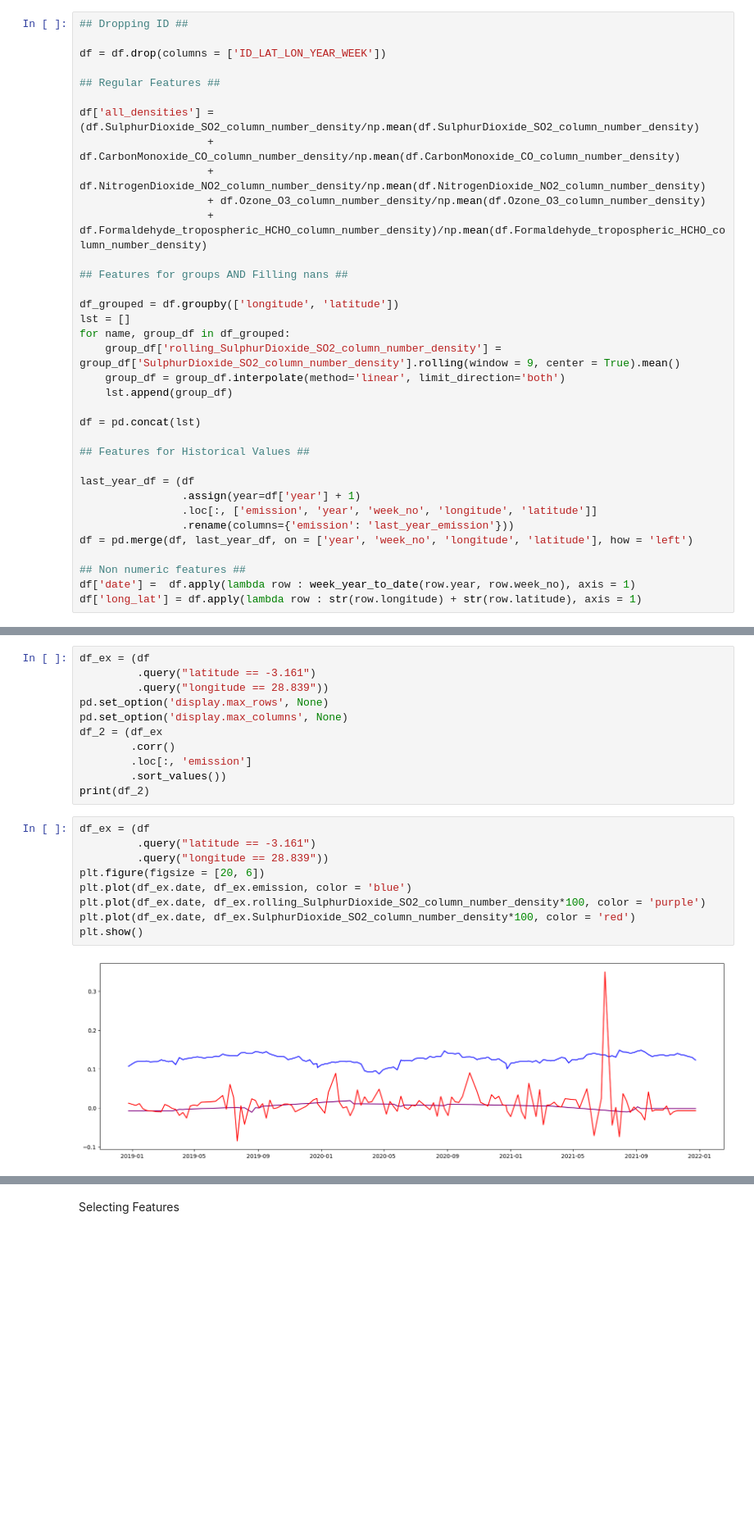
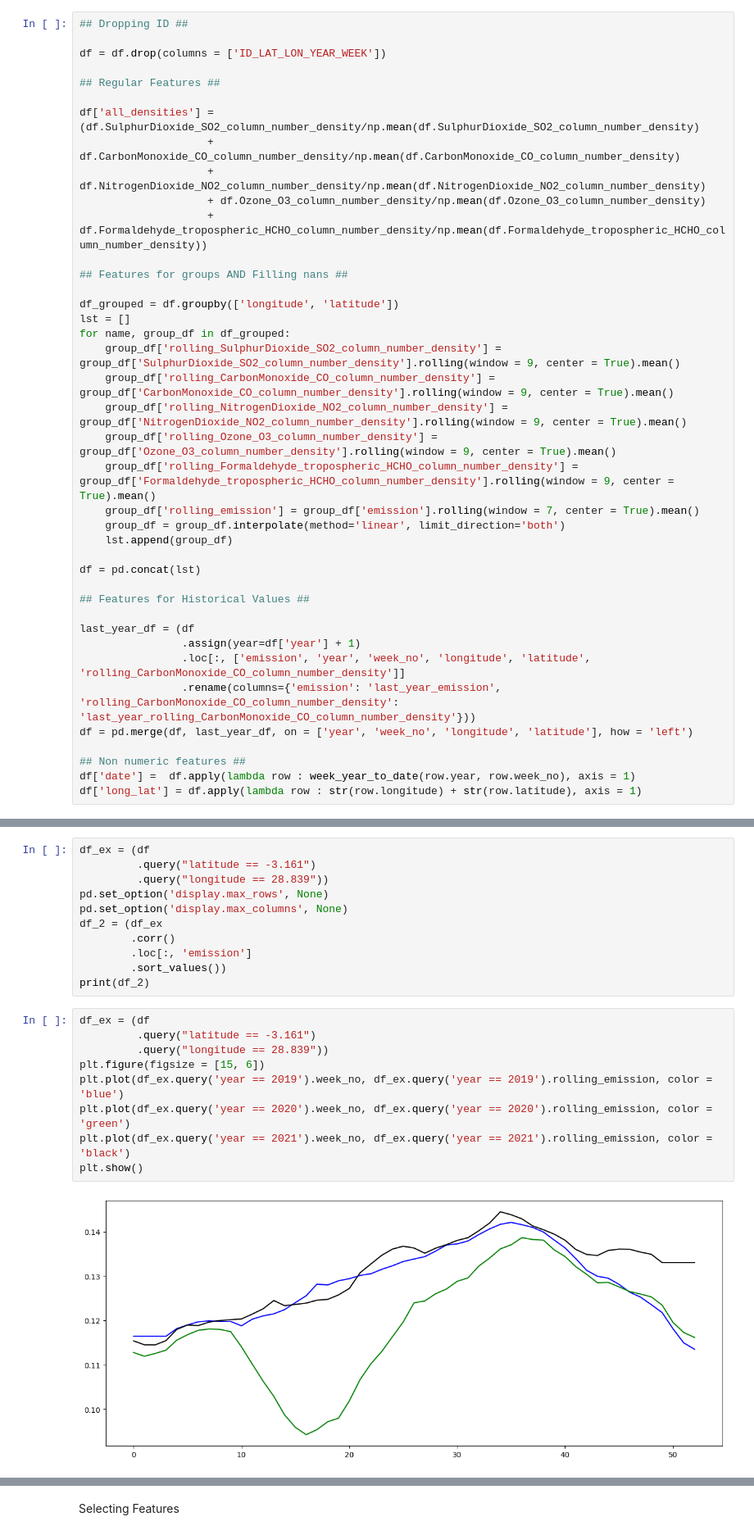
Before and after one commit to Hawkety77/RwandaCarbonEmissions, a Jupyter notebook: main.ipynb, the cells around one changed output, grey strips where cells are left out. Shown at 82% size. Saved outputs shown, nothing was run; the diff lists cells and outputs as text; blank space fills up the shorter version.

```diff
--- a/main.ipynb
+++ b/main.ipynb
@@ -52,7 +30,7 @@ df['all_densities'] = (df.SulphurDioxide_SO2_column_number_density/np.mean(df.Su
                     + df.CarbonMonoxide_CO_column_number_density/np.mean(df.CarbonMonoxide_CO_column_number_density)
                     + df.NitrogenDioxide_NO2_column_number_density/np.mean(df.NitrogenDioxide_NO2_column_number_density)
                     + df.Ozone_O3_column_number_density/np.mean(df.Ozone_O3_column_number_density)
-                    + df.Formaldehyde_tropospheric_HCHO_column_number_density)/np.mean(df.Formaldehyde_tropospheric_HCHO_column_number_density)
+                    + df.Formaldehyde_tropospheric_HCHO_column_number_density/np.mean(df.Formaldehyde_tropospheric_HCHO_column_number_density))
 
 ## Features for groups AND Filling nans ##
 
@@ -60,6 +38,11 @@ df_grouped = df.groupby(['longitude', 'latitude'])
 lst = []
 for name, group_df in df_grouped:
     group_df['rolling_SulphurDioxide_SO2_column_number_density'] = group_df['SulphurDioxide_SO2_column_number_density'].rolling(window = 9, center = True).mean()
+    group_df['rolling_CarbonMonoxide_CO_column_number_density'] = group_df['CarbonMonoxide_CO_column_number_density'].rolling(window = 9, center = True).mean()
+    group_df['rolling_NitrogenDioxide_NO2_column_number_density'] = group_df['NitrogenDioxide_NO2_column_number_density'].rolling(window = 9, center = True).mean()
+    group_df['rolling_Ozone_O3_column_number_density'] = group_df['Ozone_O3_column_number_density'].rolling(window = 9, center = True).mean()
+    group_df['rolling_Formaldehyde_tropospheric_HCHO_column_number_density'] = group_df['Formaldehyde_tropospheric_HCHO_column_number_density'].rolling(window = 9, center = True).mean()
+    group_df['rolling_emission'] = group_df['emission'].rolling(window = 7, center = True).mean()
     group_df = group_df.interpolate(method='linear', limit_direction='both')
     lst.append(group_df)
 
@@ -69,8 +52,8 @@ df = pd.concat(lst)
 
 last_year_df = (df
                 .assign(year=df['year'] + 1)
-                .loc[:, ['emission', 'year', 'week_no', 'longitude', 'latitude']]
-                .rename(columns={'emission': 'last_year_emission'}))
+                .loc[:, ['emission', 'year', 'week_no', 'longitude', 'latitude', 'rolling_CarbonMonoxide_CO_column_number_density']]
+                .rename(columns={'emission': 'last_year_emission', 'rolling_CarbonMonoxide_CO_column_number_density': 'last_year_rolling_CarbonMonoxide_CO_column_number_density'}))
 df = pd.merge(df, last_year_df, on = ['year', 'week_no', 'longitude', 'latitude'], how = 'left')
 
 ## Non numeric features ##
@@ -92,14 +75,14 @@ print(df_2)
 # %%
 df_ex = (df
          .query("latitude == -3.161")
          .query("longitude == 28.839"))
-plt.figure(figsize = [20, 6])
-plt.plot(df_ex.date, df_ex.emission, color = 'blue')
-plt.plot(df_ex.date, df_ex.rolling_SulphurDioxide_SO2_column_number_density*100, color = 'purple')
-plt.plot(df_ex.date, df_ex.SulphurDioxide_SO2_column_number_density*100, color = 'red')
+plt.figure(figsize = [15, 6])
+plt.plot(df_ex.query('year == 2019').week_no, df_ex.query('year == 2019').rolling_emission, color = 'blue')
+plt.plot(df_ex.query('year == 2020').week_no, df_ex.query('year == 2020').rolling_emission, color = 'green')
+plt.plot(df_ex.query('year == 2021').week_no, df_ex.query('year == 2021').rolling_emission, color = 'black')
 plt.show()
 # %% [output]
-[figure, old version]
+[figure, new version]
 # %%
 plt.figure()
 df_b = df['SulphurDioxide_SO2_column_number_density_15km']
```
Also changed, not shown: parts of 6 cells of this notebook, 5 other files.
